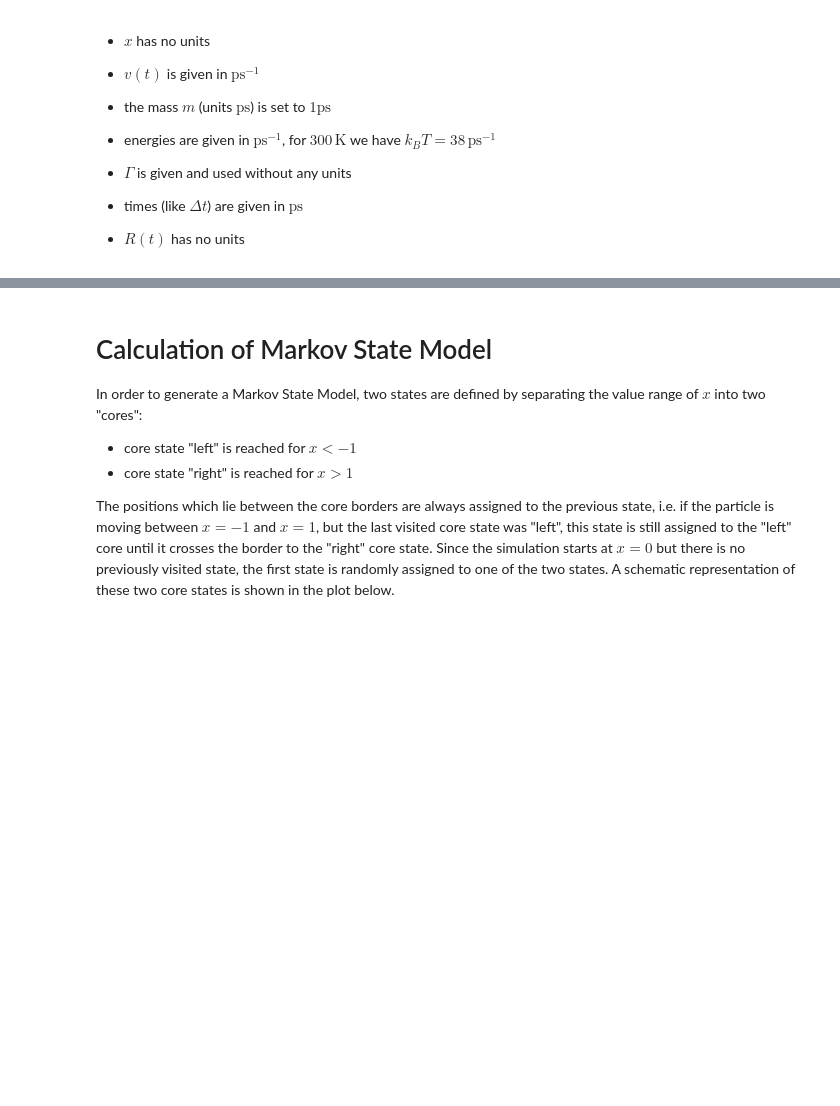
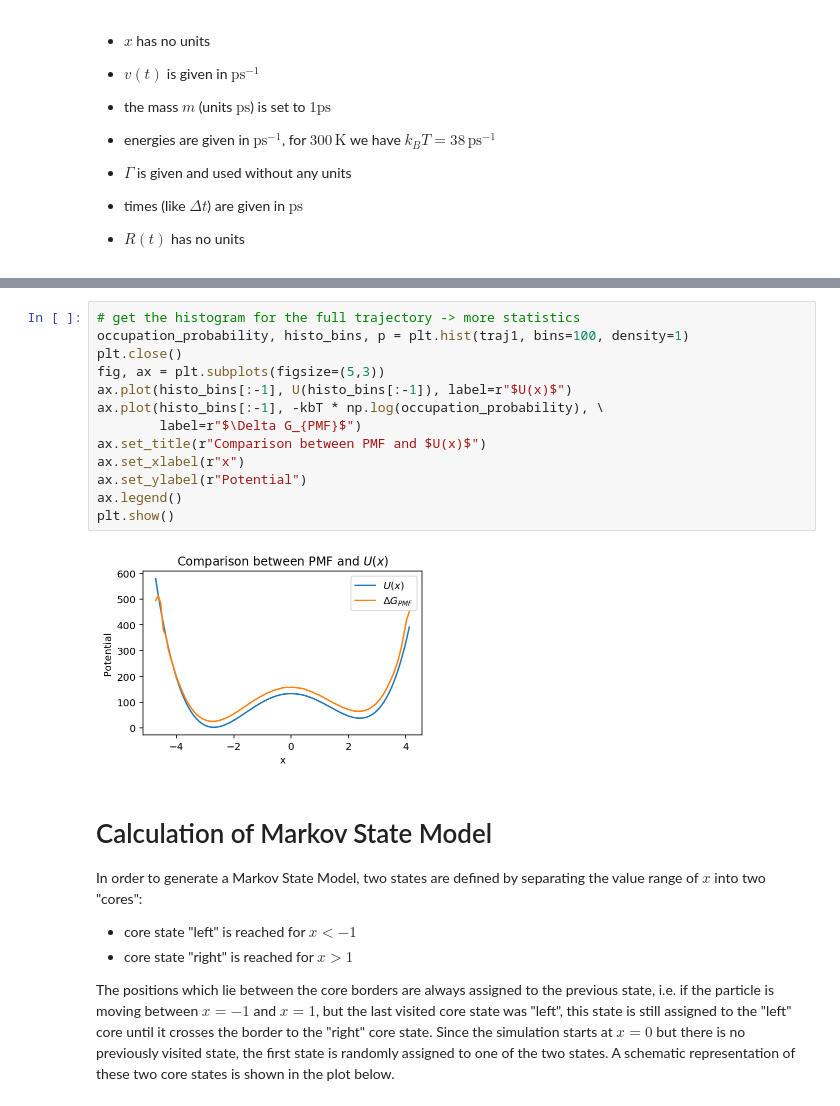
Before and after one commit to jobirk/markovstatemodel, a Jupyter notebook: Construction and Validation of a Markov State Model.ipynb, the cells around one changed output, grey strips where cells are left out. Cells and saved outputs as stored; diff of their text form; blank space fills up the shorter version.

```diff
--- a/Construction and Validation of a Markov State Model.ipynb
+++ b/Construction and Validation of a Markov State Model.ipynb
@@ -170,3 +684,18 @@ plot_histogram(trajectory=traj1,  end_step=n_steps, nbins=60 )
+# %%
+# get the histogram for the full trajectory -> more statistics
+occupation_probability, histo_bins, p = plt.hist(traj1, bins=100, density=1)
+plt.close()
+fig, ax = plt.subplots(figsize=(5,3))
+ax.plot(histo_bins[:-1], U(histo_bins[:-1]), label=r"$U(x)$")
+ax.plot(histo_bins[:-1], -kbT * np.log(occupation_probability), \
+        label=r"$\Delta G_{PMF}$")
+ax.set_title(r"Comparison between PMF and $U(x)$")
+ax.set_xlabel(r"x")
+ax.set_ylabel(r"Potential")
+ax.legend()
+plt.show()
+# %% [output]
+[figure, added]
 # %% [markdown]
 # Calculation of Markov State Model
 
```
Also changed, not shown: parts of 61 cells of this notebook, 2 other files.
